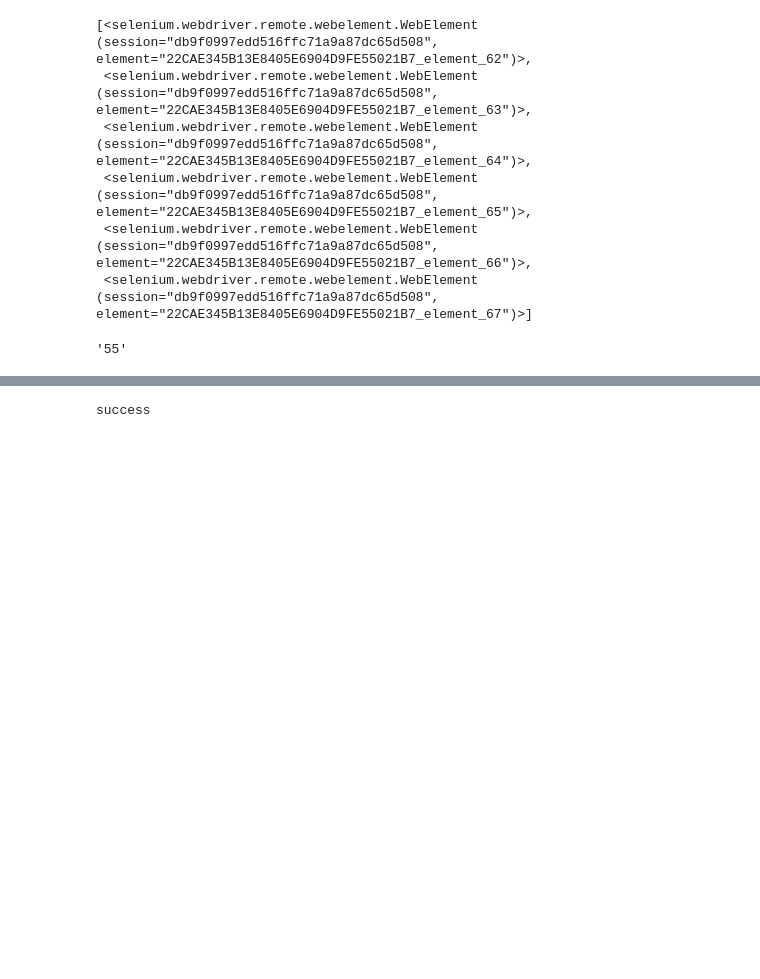
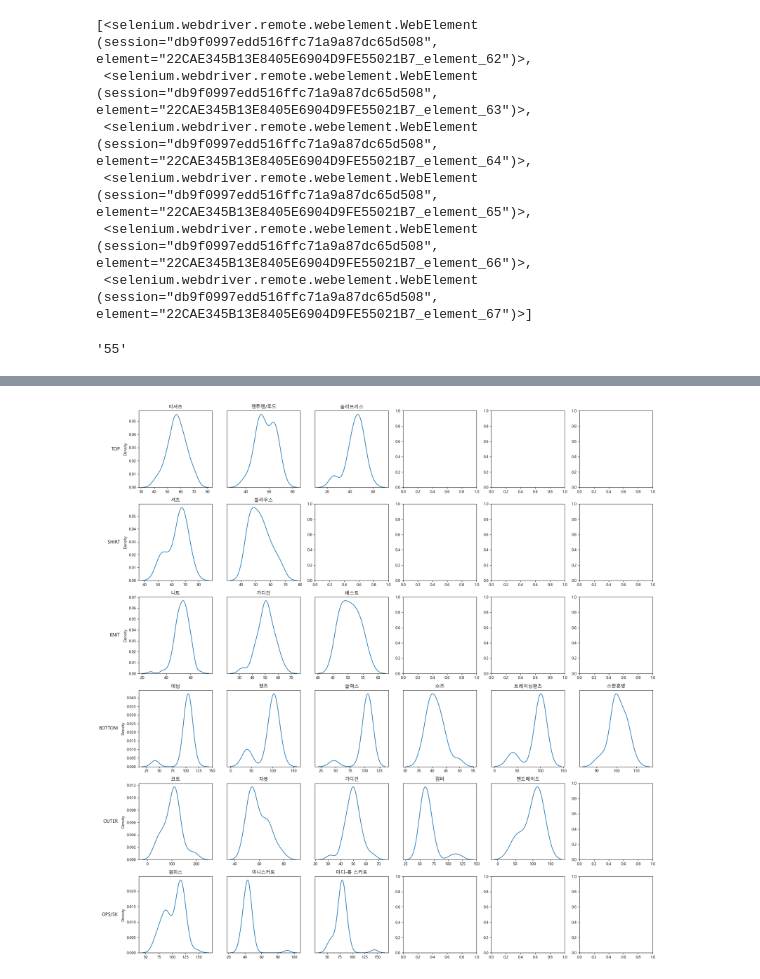
Before and after one commit to sinjy1203/TIL, a Jupyter notebook: web_crawling/ClothSizeCrawling.ipynb, the cells around one changed output, grey strips where cells are left out. Cells and saved outputs as stored; diff of their text form; code cells hidden in the pictures; blank space fills up the shorter version.

Commit message:
edit survey visualization

```diff
--- a/web_crawling/ClothSizeCrawling.ipynb
+++ b/web_crawling/ClothSizeCrawling.ipynb
@@ -109,7 +125,6 @@ def get_spec(url):
 # %%
 import pickle
-
-cloth_dict = get_spec('https://www.slowand.com/')
-with open('cloth_dict.pickle', 'wb') as f:
-    pickle.dump(cloth_dict, f)
+with open('cloth_dict.pickle', 'rb') as f:
+    cloth_dict = pickle.load(f)
+cloth_dict
 # %% [output]
@@ -193,7 +148,19 @@ KeyboardInterrupt:
-# %%
-import pickle
-with open('cloth_dict', 'wb') as f:
-    pickle.dump(cloth_dict, f)
-print("success")
-# %% [output]
-success
+# %%
+import seaborn as sns
+import matplotlib.pyplot as plt
+plt.rcParams['font.family'] = 'Malgun Gothic'
+max_col = len(cloth_dict[max(cloth_dict, key=lambda x: len(cloth_dict[x]))])
+
+fig, axes = plt.subplots(nrows=len(cloth_dict), ncols=max_col, figsize=(20,20))
+for row, cat in enumerate(cloth_dict.keys()):
+    axes[row][0].annotate(cat, xy=(0, 0.5), xytext=(-axes[row][0].yaxis.labelpad - 5, 0),
+                xycoords=axes[row][0].yaxis.label, textcoords='offset points',
+                size='large', ha='right', va='center')
+    for col, detail_cat in enumerate(cloth_dict[cat].keys()):
+        sns.kdeplot(cloth_dict[cat][detail_cat], ax=axes[row][col]).set(title=detail_cat)
+        if not (col == 0):
+            axes[row][col].yaxis.set_visible(False)
+fig.tight_layout()
+plt.show()
+# %% [output]
+[figure, added]
```
Also changed, not shown: parts of 4 cells of this notebook, 5 other files.
